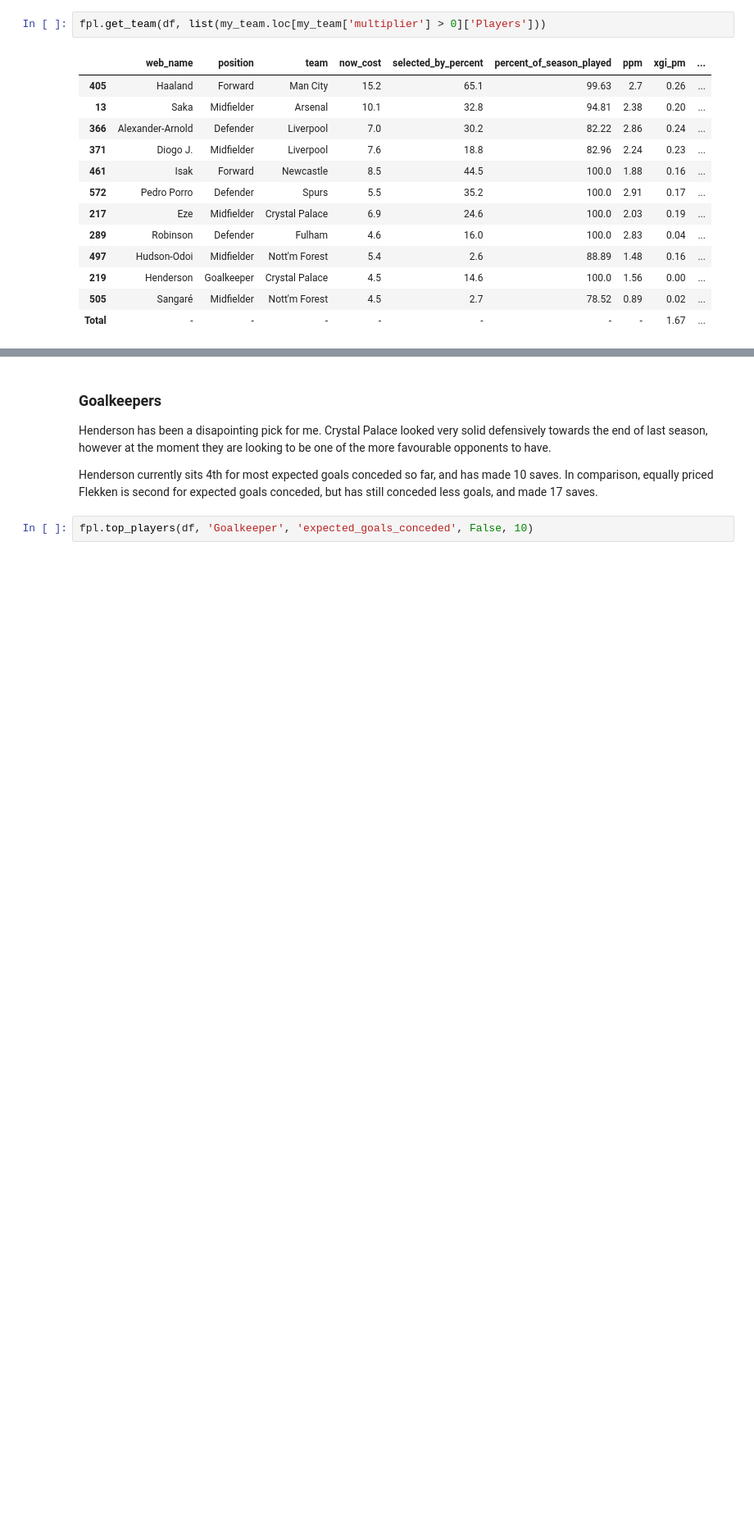
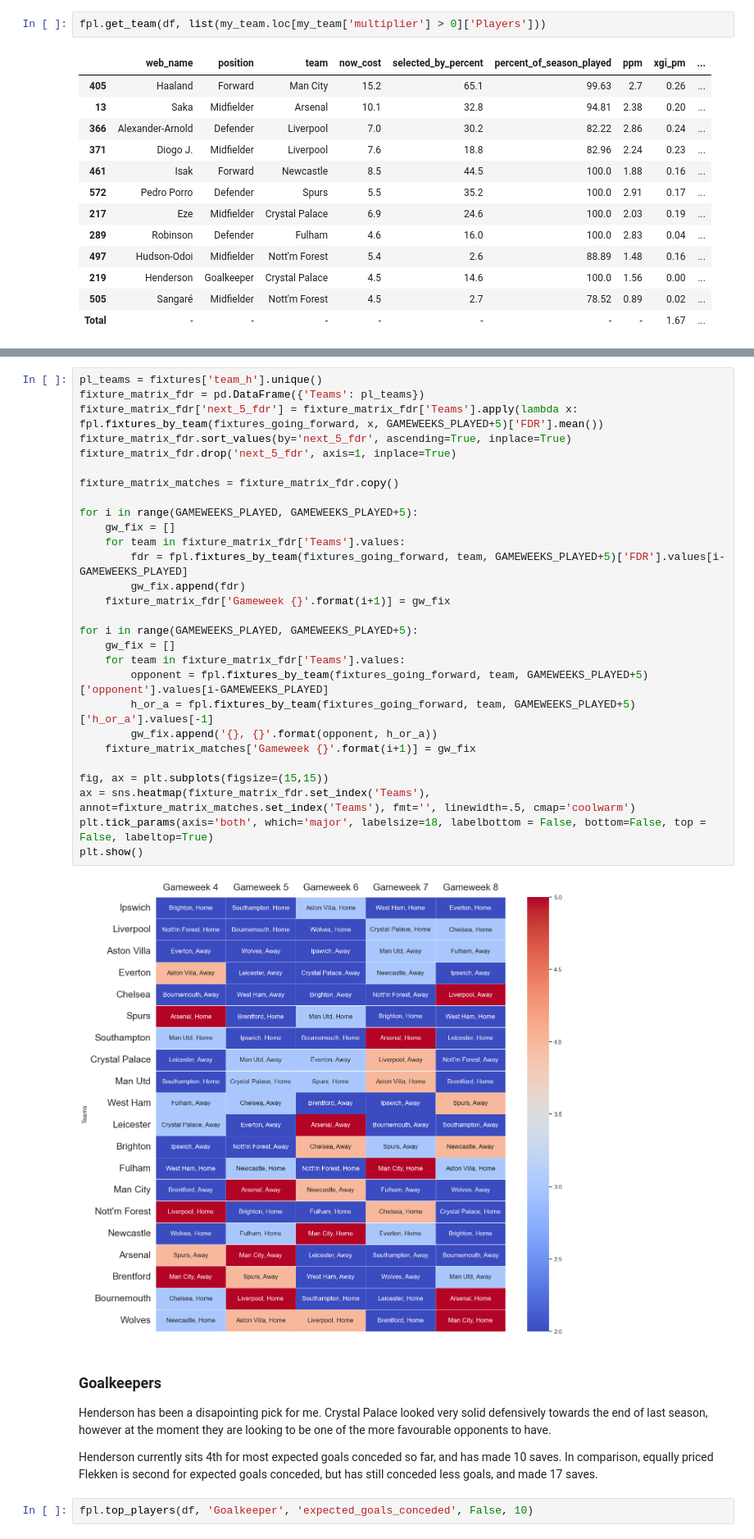
Before and after one commit to rio-v/FPL_24_25, a Jupyter notebook: pre_gw4.ipynb, the cells around one changed output, grey strips where cells are left out. Shown: that part at 82% size. Drawn from its saved outputs; the diff is of its cells as text; blank space fills up the shorter version.

```diff
--- a/pre_gw4.ipynb
+++ b/pre_gw4.ipynb
@@ -96,3 +102,33 @@ fpl.get_team(df, list(my_team.loc[my_team['multiplier'] > 0]['Players']))
+# %%
+pl_teams = fixtures['team_h'].unique()
+fixture_matrix_fdr = pd.DataFrame({'Teams': pl_teams})
+fixture_matrix_fdr['next_5_fdr'] = fixture_matrix_fdr['Teams'].apply(lambda x: fpl.fixtures_by_team(fixtures_going_forward, x, GAMEWEEKS_PLAYED+5)['FDR'].mean())
+fixture_matrix_fdr.sort_values(by='next_5_fdr', ascending=True, inplace=True)
+fixture_matrix_fdr.drop('next_5_fdr', axis=1, inplace=True)
+
+fixture_matrix_matches = fixture_matrix_fdr.copy()
+
+for i in range(GAMEWEEKS_PLAYED, GAMEWEEKS_PLAYED+5):
+    gw_fix = []
+    for team in fixture_matrix_fdr['Teams'].values:
+        fdr = fpl.fixtures_by_team(fixtures_going_forward, team, GAMEWEEKS_PLAYED+5)['FDR'].values[i-GAMEWEEKS_PLAYED]
+        gw_fix.append(fdr)
+    fixture_matrix_fdr['Gameweek {}'.format(i+1)] = gw_fix
+
+for i in range(GAMEWEEKS_PLAYED, GAMEWEEKS_PLAYED+5):
+    gw_fix = []
+    for team in fixture_matrix_fdr['Teams'].values:
+        opponent = fpl.fixtures_by_team(fixtures_going_forward, team, GAMEWEEKS_PLAYED+5)['opponent'].values[i-GAMEWEEKS_PLAYED]
+        h_or_a = fpl.fixtures_by_team(fixtures_going_forward, team, GAMEWEEKS_PLAYED+5)['h_or_a'].values[-1]
+        gw_fix.append('{}, {}'.format(opponent, h_or_a))
+    fixture_matrix_matches['Gameweek {}'.format(i+1)] = gw_fix
+
+fig, ax = plt.subplots(figsize=(15,15))
+ax = sns.heatmap(fixture_matrix_fdr.set_index('Teams'), annot=fixture_matrix_matches.set_index('Teams'), fmt='', linewidth=.5, cmap='coolwarm')
+plt.tick_params(axis='both', which='major', labelsize=18, labelbottom = False, bottom=False, top = False, labeltop=True)
+plt.show()
+# %% [output]
+[figure, added]
 # %% [markdown]
 ### Goalkeepers
 
```
Also changed, not shown: parts of 9 cells of this notebook.
